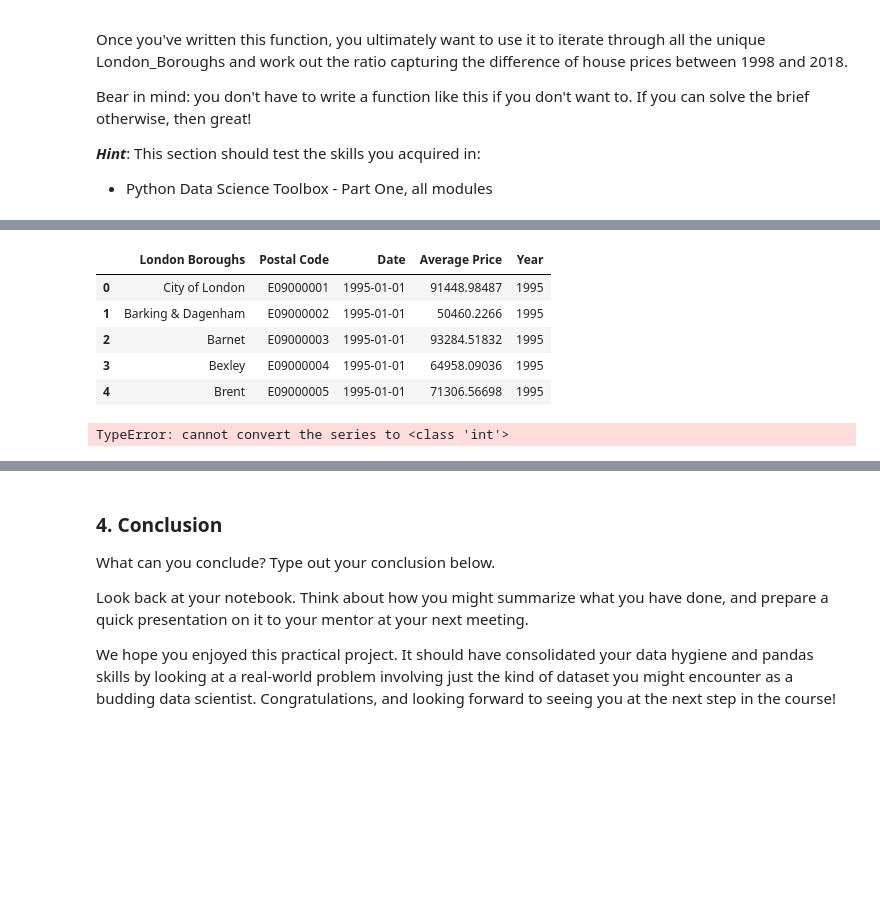
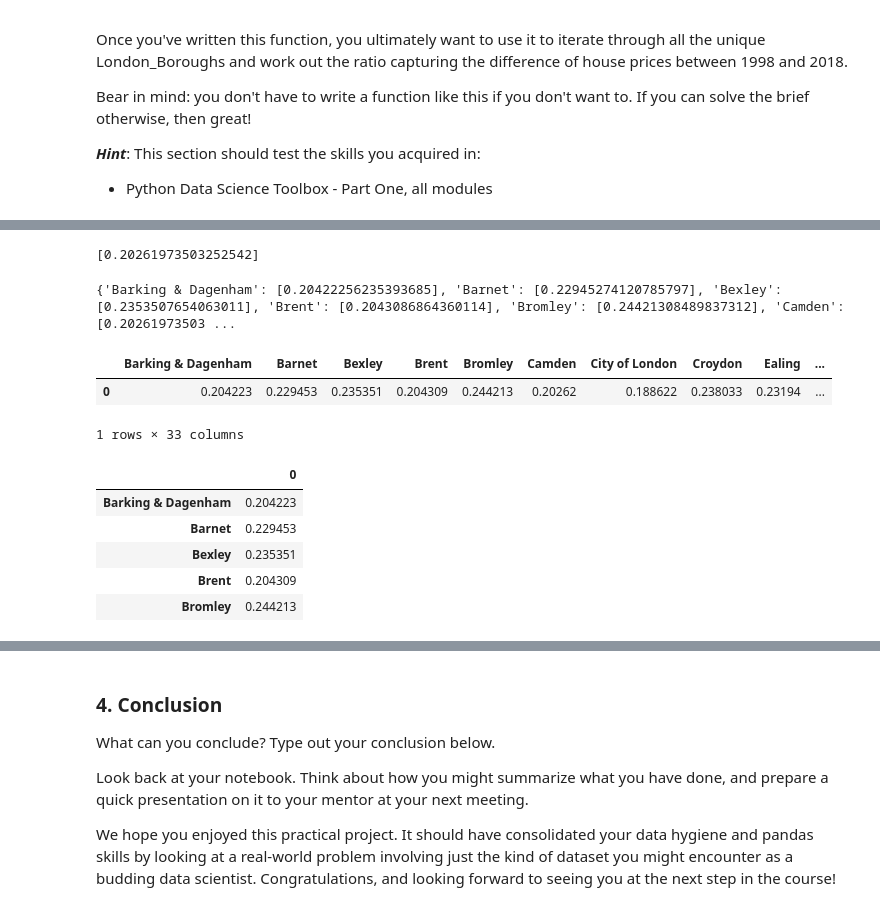
Before and after one commit to Zakir-C/Springboard, a Jupyter notebook: ZakirChoudhuryUnit4Challenge-Tier3.ipynb, the cells around one changed output, grey strips where cells are left out. Saved outputs shown, nothing was run; the diff lists cells and outputs as text; code cells hidden in the pictures; blank space fills up the shorter version.

```diff
--- a/ZakirChoudhuryUnit4Challenge-Tier3.ipynb
+++ b/ZakirChoudhuryUnit4Challenge-Tier3.ipynb
@@ -434,9 +492,32 @@ df = properties_tidy2
+# %%
+create_price_ratio(dfg[dfg['London Boroughs']=='Camden'])
+# %% [output]
+[0.20261973503252542]
+# %%
+final = {}
+# %%
+for x in dfg["London Boroughs"].unique():
+    borough = dfg[dfg["London Boroughs"] == x]
+    final[x] = create_price_ratio(borough)
+print(final)
+# %% [output]
+{'Barking & Dagenham': [0.20422256235393685], 'Barnet': [0.22945274120785797], 'Bexley': [0.2353507654063011], 'Brent': [0.2043086864360114], 'Bromley': [0.24421308489837312], 'Camden': [0.20261973503 ...
+# %%
+#turn dictionary into data frame
+df_final = pd.DataFrame(final)
+df_final.head()
+# %% [output]
+|  | Barking & Dagenham | Barnet | Bexley | Brent | Bromley | Camden | City of London | Croydon | Ealing | ... |
+| 0 | 0.204223 | 0.229453 | 0.235351 | 0.204309 | 0.244213 | 0.20262 | 0.188622 | 0.238033 | 0.23194 | ... |
+1 rows × 33 columns
+# %%
+df_final_T = df_final.transpose()
 # %%
-df.head()
+df_final_T.head()
 # %% [output]
-|  | London Boroughs | Postal Code | Date | Average Price | Year |
-| 0 | City of London | E09000001 | 1995-01-01 | 91448.98487 | 1995 |
-| 1 | Barking & Dagenham | E09000002 | 1995-01-01 | 50460.2266 | 1995 |
-| 2 | Barnet | E09000003 | 1995-01-01 | 93284.51832 | 1995 |
-| 3 | Bexley | E09000004 | 1995-01-01 | 64958.09036 | 1995 |
-| 4 | Brent | E09000005 | 1995-01-01 | 71306.56698 | 1995 |
+|  | 0 |
+| Barking & Dagenham | 0.204223 |
+| Barnet | 0.229453 |
+| Bexley | 0.235351 |
+| Brent | 0.204309 |
+| Bromley | 0.244213 |
@@ -450,4 +523,0 @@ def create_price_ratio(d):
-# %%
-zas = create_price_ratio(df[df['London Boroughs']=='Camden'])
-# %% [output]
-TypeError: cannot convert the series to <class 'int'>
```
Also changed, not shown: parts of 34 cells of this notebook.
